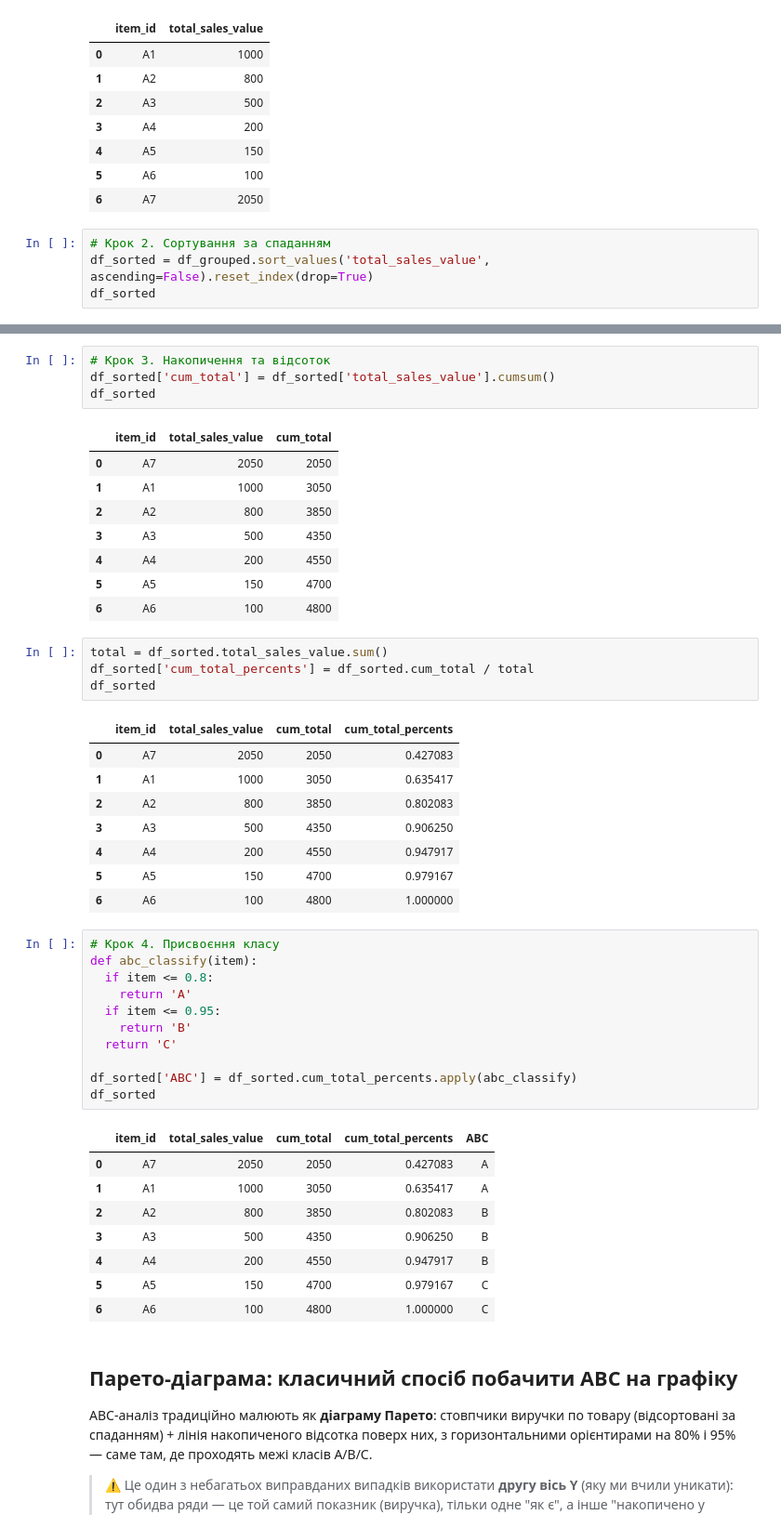
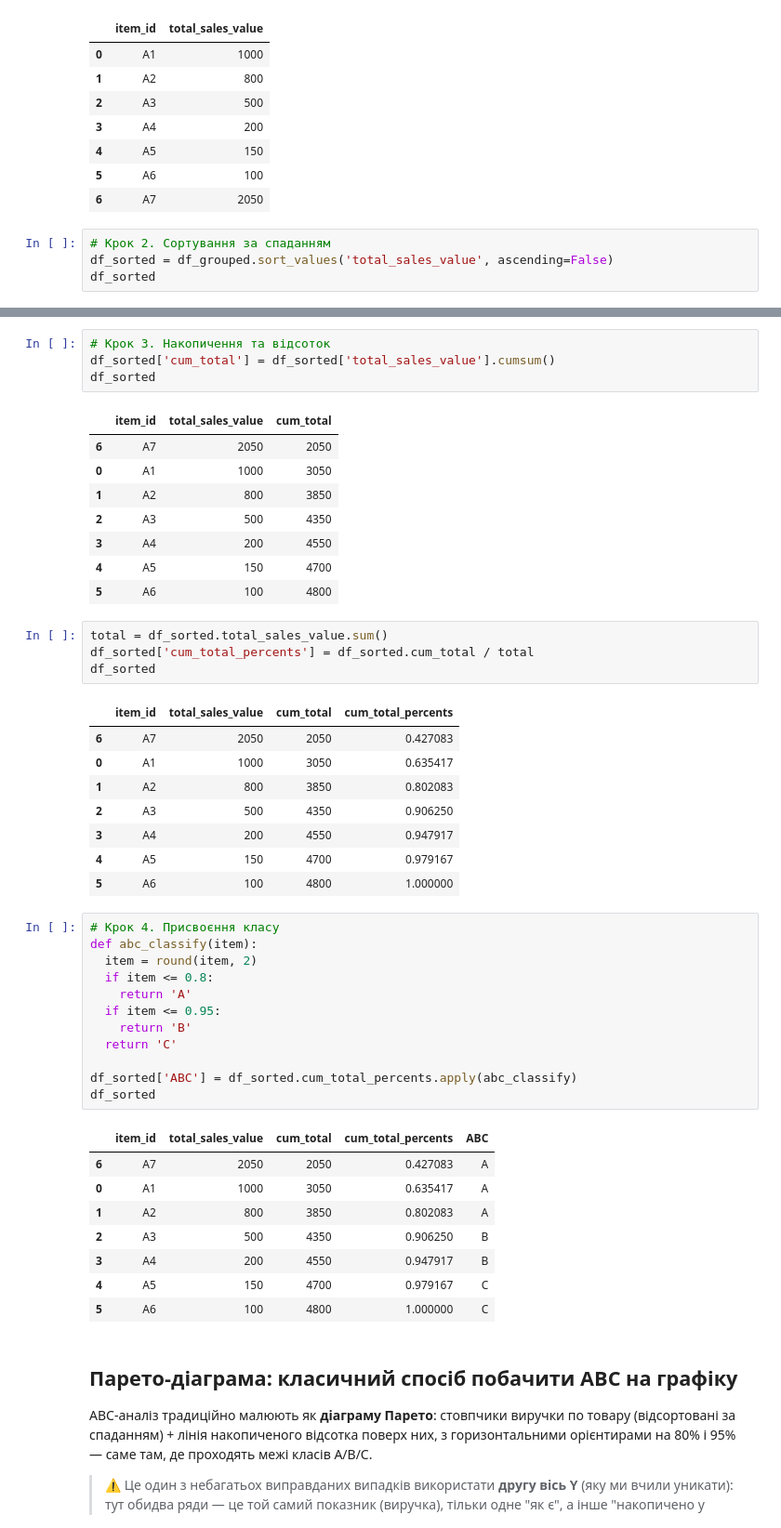
Before and after one commit to cpython-projects/da_27_07_2026, a Jupyter notebook: lesson_20.ipynb, the cells around one changed output, grey strips where cells are left out. Shown at 93% size. Cells and saved outputs as stored; diff of their text form.

```diff
--- a/lesson_20.ipynb
+++ b/lesson_20.ipynb
@@ -86,7 +86,7 @@ df_grouped
 | 6 | A7 | 2050 |
 # %%
 # Крок 2. Сортування за спаданням
-df_sorted = df_grouped.sort_values('total_sales_value', ascending=False).reset_index(drop=True)
+df_sorted = df_grouped.sort_values('total_sales_value', ascending=False)
 df_sorted
 # %% [output]
 |  | item_id | total_sales_value |
@@ -105,46 +103,47 @@ df_sorted['cum_total'] = df_sorted['total_sales_value'].cumsum()
 df_sorted
 # %% [output]
 |  | item_id | total_sales_value | cum_total |
-| 0 | A7 | 2050 | 2050 |
-| 1 | A1 | 1000 | 3050 |
-| 2 | A2 | 800 | 3850 |
-| 3 | A3 | 500 | 4350 |
-| 4 | A4 | 200 | 4550 |
-| 5 | A5 | 150 | 4700 |
-| 6 | A6 | 100 | 4800 |
+| 6 | A7 | 2050 | 2050 |
+| 0 | A1 | 1000 | 3050 |
+| 1 | A2 | 800 | 3850 |
+| 2 | A3 | 500 | 4350 |
+| 3 | A4 | 200 | 4550 |
+| 4 | A5 | 150 | 4700 |
+| 5 | A6 | 100 | 4800 |
 # %%
 total = df_sorted.total_sales_value.sum()
 df_sorted['cum_total_percents'] = df_sorted.cum_total / total
 df_sorted
 # %% [output]
 |  | item_id | total_sales_value | cum_total | cum_total_percents |
-| 0 | A7 | 2050 | 2050 | 0.427083 |
-| 1 | A1 | 1000 | 3050 | 0.635417 |
-| 2 | A2 | 800 | 3850 | 0.802083 |
-| 3 | A3 | 500 | 4350 | 0.906250 |
-| 4 | A4 | 200 | 4550 | 0.947917 |
-| 5 | A5 | 150 | 4700 | 0.979167 |
-| 6 | A6 | 100 | 4800 | 1.000000 |
+| 6 | A7 | 2050 | 2050 | 0.427083 |
+| 0 | A1 | 1000 | 3050 | 0.635417 |
+| 1 | A2 | 800 | 3850 | 0.802083 |
+| 2 | A3 | 500 | 4350 | 0.906250 |
+| 3 | A4 | 200 | 4550 | 0.947917 |
+| 4 | A5 | 150 | 4700 | 0.979167 |
+| 5 | A6 | 100 | 4800 | 1.000000 |
 # %%
 # Крок 4. Присвоєння класу
 def abc_classify(item):
+  item = round(item, 2)
   if item <= 0.8:
     return 'A'
   if item <= 0.95:
     return 'B'
   return 'C'
 
 df_sorted['ABC'] = df_sorted.cum_total_percents.apply(abc_classify)
 df_sorted
 # %% [output]
 |  | item_id | total_sales_value | cum_total | cum_total_percents | ABC |
-| 0 | A7 | 2050 | 2050 | 0.427083 | A |
-| 1 | A1 | 1000 | 3050 | 0.635417 | A |
-| 2 | A2 | 800 | 3850 | 0.802083 | B |
-| 3 | A3 | 500 | 4350 | 0.906250 | B |
-| 4 | A4 | 200 | 4550 | 0.947917 | B |
-| 5 | A5 | 150 | 4700 | 0.979167 | C |
-| 6 | A6 | 100 | 4800 | 1.000000 | C |
+| 6 | A7 | 2050 | 2050 | 0.427083 | A |
+| 0 | A1 | 1000 | 3050 | 0.635417 | A |
+| 1 | A2 | 800 | 3850 | 0.802083 | A |
+| 2 | A3 | 500 | 4350 | 0.906250 | B |
+| 3 | A4 | 200 | 4550 | 0.947917 | B |
+| 4 | A5 | 150 | 4700 | 0.979167 | C |
+| 5 | A6 | 100 | 4800 | 1.000000 | C |
 # %% [markdown]
 ## Парето-діаграма: класичний спосіб побачити ABC на графіку
 
```
Also changed, not shown: parts of 3 cells of this notebook.
